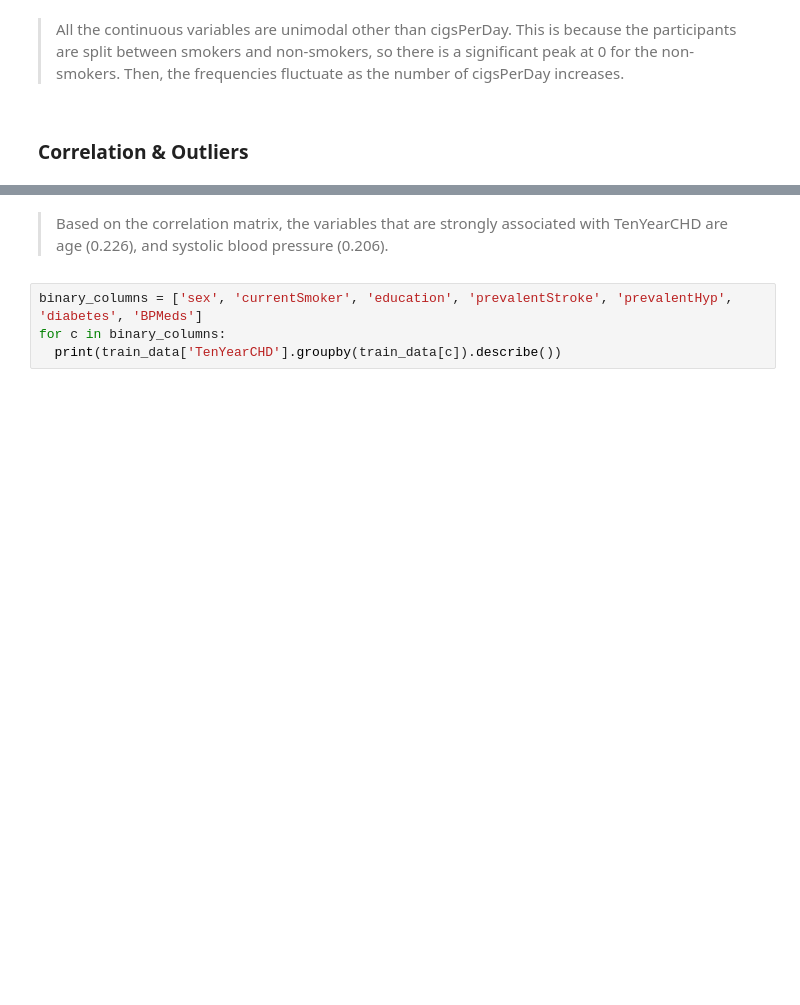
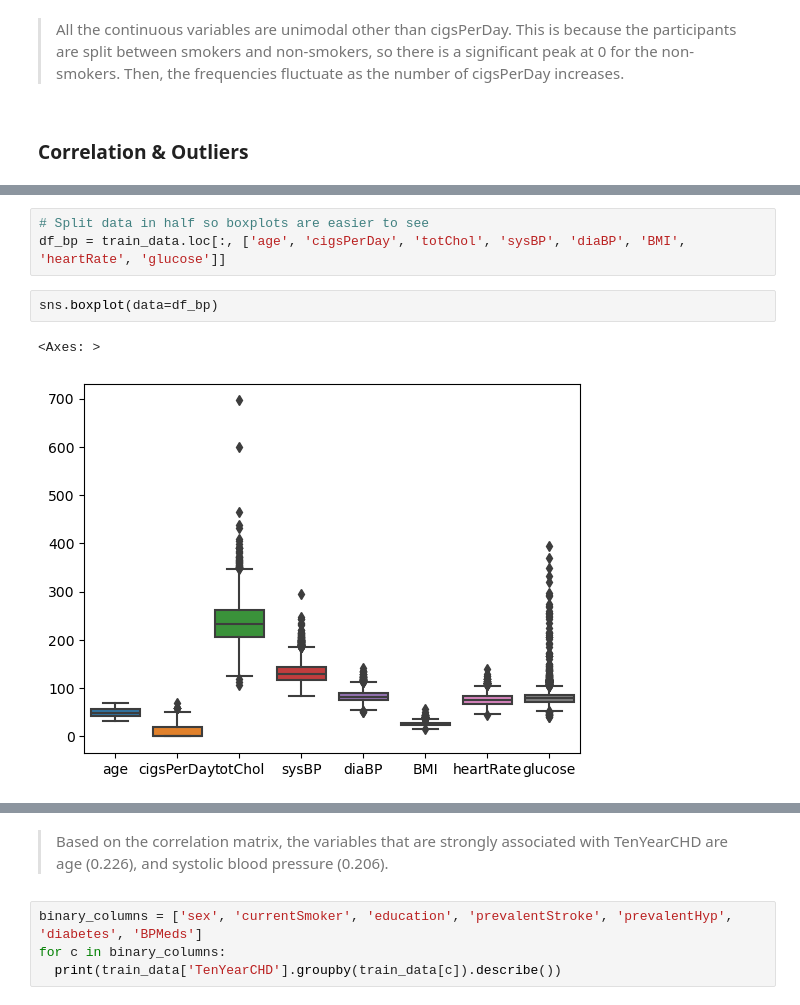
Before and after one commit to farhaniwnl/project_chd_crg3ts, a Jupyter notebook: drafting.ipynb, the cells around one changed output, grey strips where cells are left out. Saved outputs shown, nothing was run; the diff lists cells and outputs as text; blank space fills up the shorter version.

```diff
--- a/drafting.ipynb
+++ b/drafting.ipynb
@@ -104,0 +107,8 @@ Name: TenYearCHD, Length: 487, dtype: bool
+# %%
+# Split data in half so boxplots are easier to see
+df_bp = train_data.loc[:, ['age', 'cigsPerDay', 'totChol', 'sysBP', 'diaBP', 'BMI', 'heartRate', 'glucose']]
+# %%
+sns.boxplot(data=df_bp)
+# %% [output]
+<Axes: >
+[figure, added]
```
Also changed, not shown: parts of 7 cells of this notebook.
